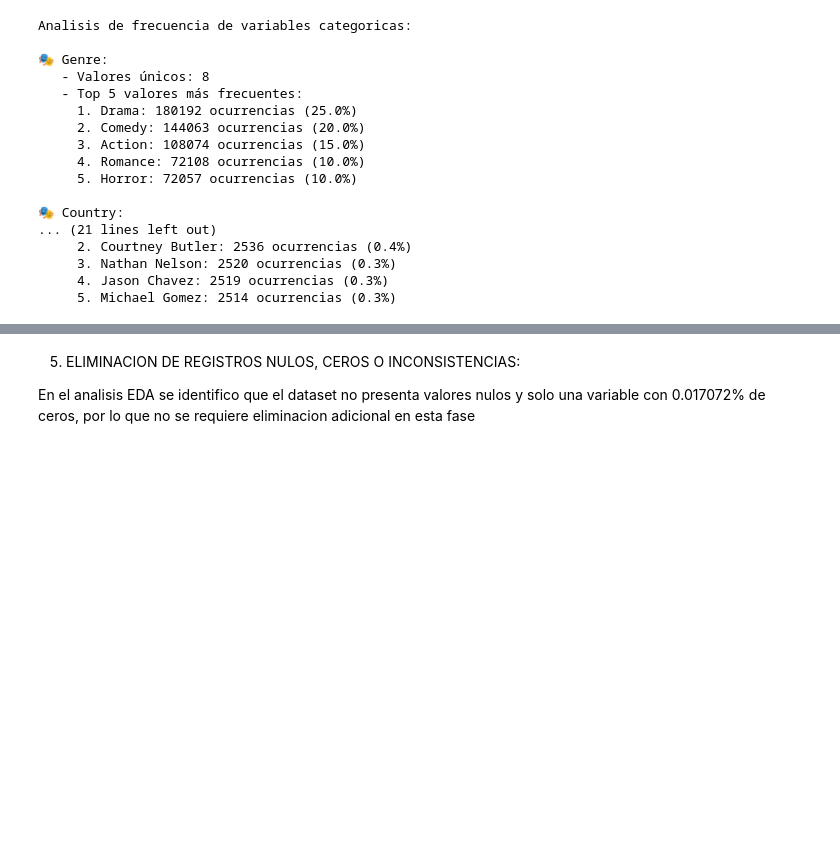
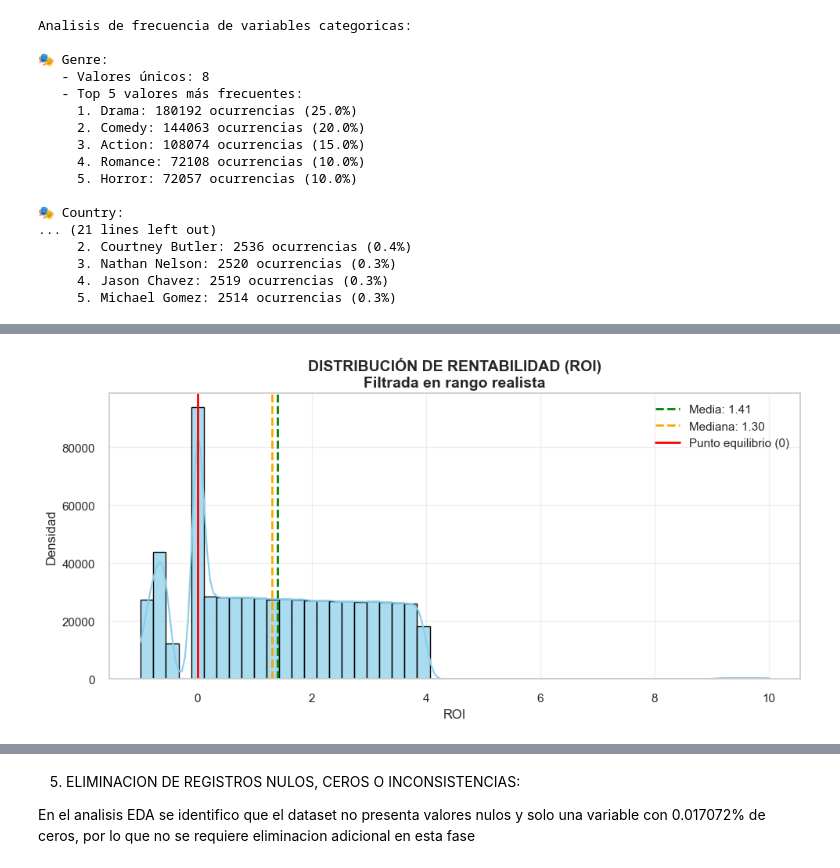
Before and after one commit to JuanCaTorres221/LaboratorioIA2, a Jupyter notebook: EDA/EDA.ipynb, the cells around one changed output, grey strips where cells are left out. Cells and saved outputs as stored; diff of their text form; code cells hidden in the pictures; blank space fills up the shorter version.

```diff
--- a/EDA/EDA.ipynb
+++ b/EDA/EDA.ipynb
@@ -292,0 +293,30 @@ if 'ReleaseYear' in df.columns:
+# %%
+roi_filtrado = df['ROI'][(df['ROI'] >= -1) & (df['ROI'] <= 10)]
+
+# --- CONFIGURACIÓN DE FIGURA ---
+plt.figure(figsize=(10, 5))
+sns.set(style="whitegrid")
+
+# === HISTOGRAMA + CURVA DE DENSIDAD ===
+sns.histplot(roi_filtrado, bins=50, kde=True, color='skyblue', edgecolor='black', alpha=0.7)
+
+# --- LÍNEAS DE REFERENCIA ---
+plt.axvline(roi_filtrado.mean(), color='green', linestyle='--', linewidth=2,
+            label=f'Media: {roi_filtrado.mean():.2f}')
+plt.axvline(roi_filtrado.median(), color='orange', linestyle='--', linewidth=2,
+            label=f'Mediana: {roi_filtrado.median():.2f}')
+plt.axvline(0, color='red', linestyle='-', linewidth=2, label='Punto equilibrio (0)')
+
+# --- ETIQUETAS Y ESTILO ---
+plt.title('DISTRIBUCIÓN DE RENTABILIDAD (ROI)\nFiltrada en rango realista',
+          fontsize=14, fontweight='bold')
+plt.xlabel('ROI', fontsize=12)
+plt.ylabel('Densidad', fontsize=12)
+plt.legend()
+plt.grid(True, alpha=0.3)
+
+# --- AJUSTE FINAL ---
+plt.tight_layout()
+plt.show()
+# %% [output]
+[figure, added]
```
Also changed, not shown: parts of 14 cells of this notebook.
